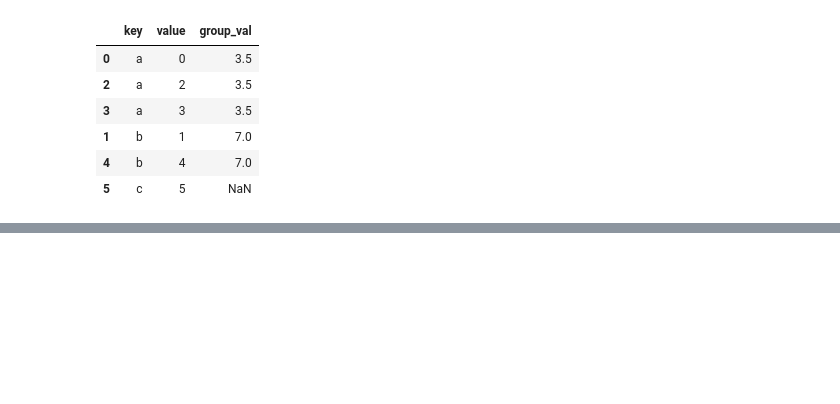
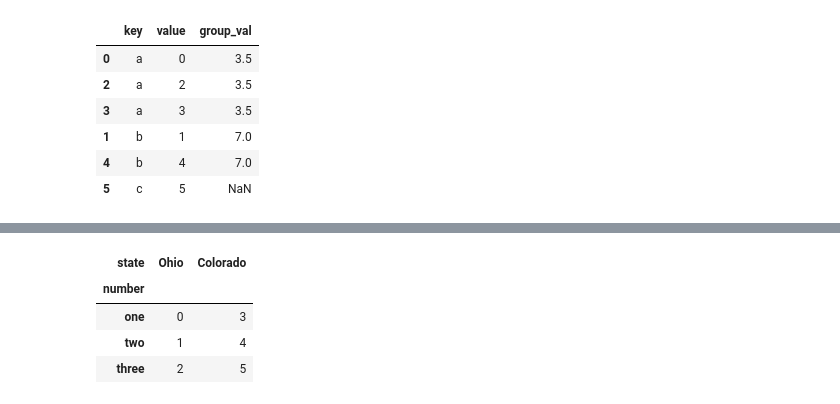
Before and after one commit to Denis04-M/data-wrangling-practise, a Jupyter notebook: practice.ipynb, the cells around one changed output, grey strips where cells are left out. Cells and saved outputs as stored; diff of their text form; code cells hidden in the pictures; blank space fills up the shorter version.

```diff
--- a/practice.ipynb
+++ b/practice.ipynb
@@ -721,0 +744,9 @@ pd.merge(left_df, right_df, left_on='key', right_index=True, how='outer')
+# %%
+# comparision stack and transpose
+data.T
+# %% [output]
+| state | Ohio | Colorado |
+| number |  |  |
+| one | 0 | 3 |
+| two | 1 | 4 |
+| three | 2 | 5 |
```
Also changed, not shown: parts of 6 cells of this notebook.
